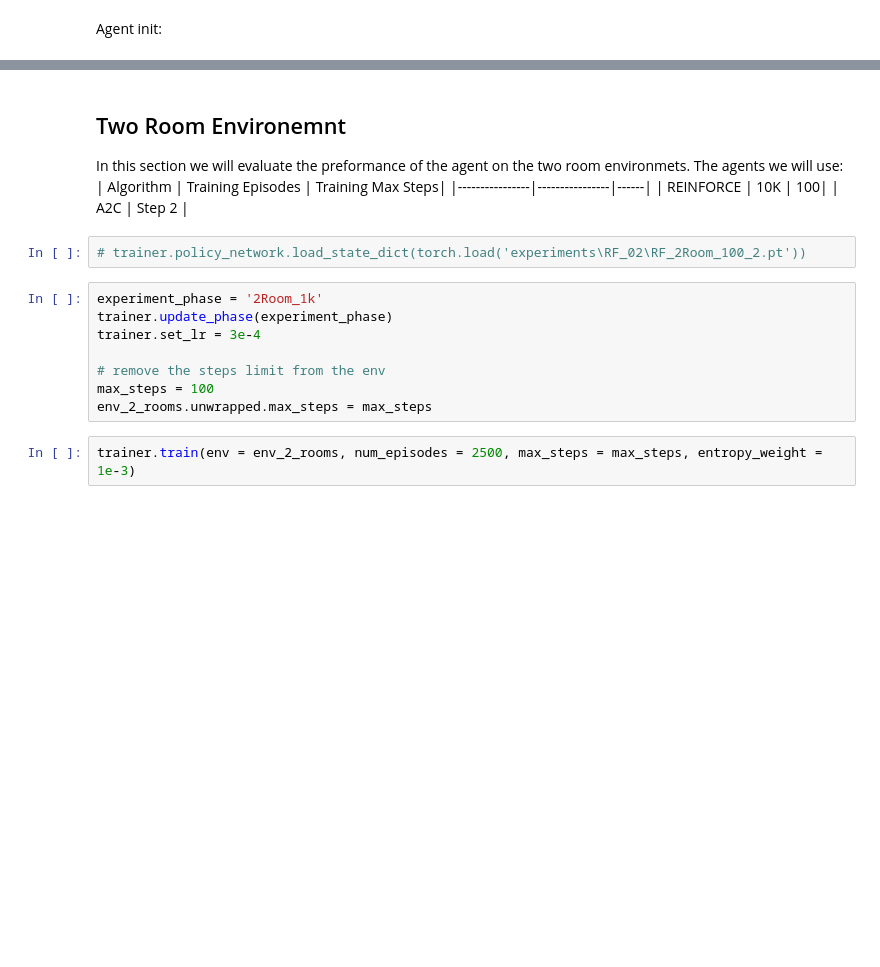
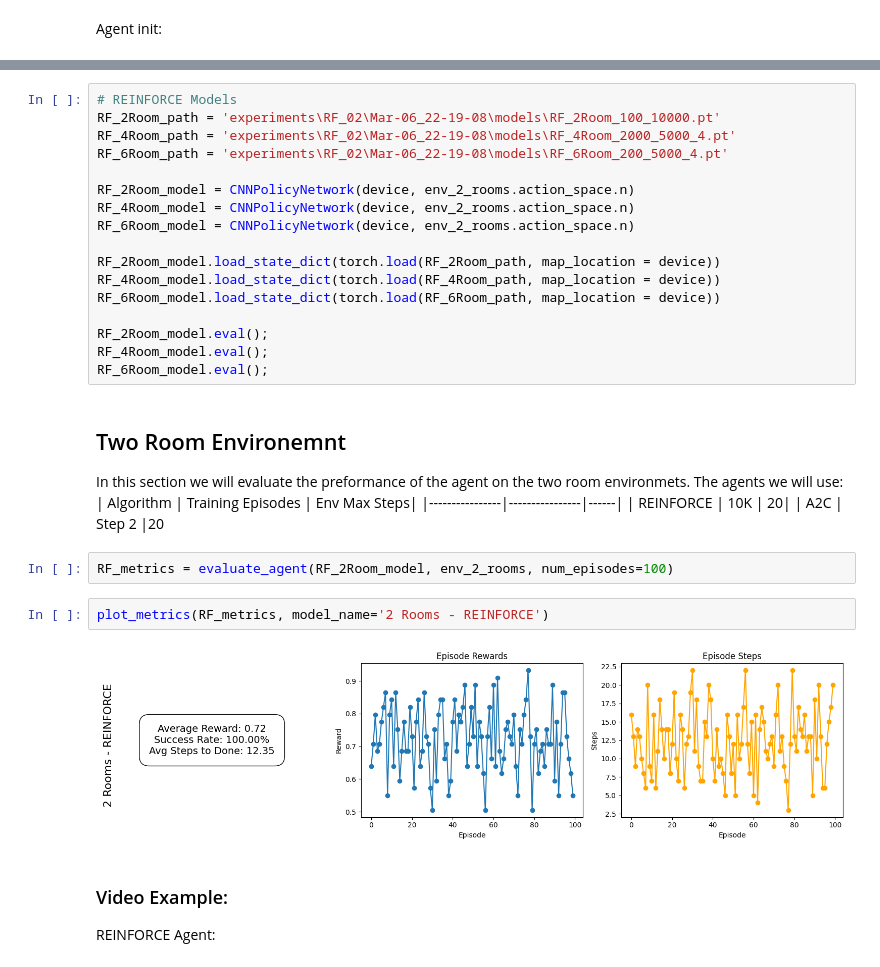
Before and after one commit to Jonathm126/RL_Maze, a Jupyter notebook: P03_inference.ipynb, the cells around one changed output, grey strips where cells are left out. Cells and saved outputs as stored; diff of their text form; blank space fills up the shorter version.

```diff
--- a/P03_inference.ipynb
+++ b/P03_inference.ipynb
@@ -41,20 +43,34 @@ policy_network = CNNPolicyNetwork(device, env_2_rooms.action_space.n)
+# %%
+# REINFORCE Models
+RF_2Room_path = 'experiments\RF_02\Mar-06_22-19-08\models\RF_2Room_100_10000.pt'
+RF_4Room_path = 'experiments\RF_02\Mar-06_22-19-08\models\RF_4Room_2000_5000_4.pt'
+RF_6Room_path = 'experiments\RF_02\Mar-06_22-19-08\models\RF_6Room_200_5000_4.pt'
+
+RF_2Room_model = CNNPolicyNetwork(device, env_2_rooms.action_space.n)
+RF_4Room_model = CNNPolicyNetwork(device, env_2_rooms.action_space.n)
+RF_6Room_model = CNNPolicyNetwork(device, env_2_rooms.action_space.n)
+
+RF_2Room_model.load_state_dict(torch.load(RF_2Room_path, map_location = device))
+RF_4Room_model.load_state_dict(torch.load(RF_4Room_path, map_location = device))
+RF_6Room_model.load_state_dict(torch.load(RF_6Room_path, map_location = device))
+
+RF_2Room_model.eval();
+RF_4Room_model.eval();
+RF_6Room_model.eval();
 # %% [markdown]
 ## Two Room Environemnt
 In this section we will evaluate the preformance of the agent on the two room environmets. The agents we will use:
-| Algorithm      | Training Episodes  | Training Max Steps|
+| Algorithm      | Training Episodes  | Env Max Steps|
 |----------------|----------------|------|
-| REINFORCE      | 10K         | 100|
-| A2C         | Step 2         |
+| REINFORCE      | 10K         | 20|
+| A2C         | Step 2         |20
-# %%
-# trainer.policy_network.load_state_dict(torch.load('experiments\RF_02\RF_2Room_100_2.pt'))
-# %%
-experiment_phase = '2Room_1k'
-trainer.update_phase(experiment_phase)
-trainer.set_lr = 3e-4
-
-# remove the steps limit from the env
-max_steps = 100
-env_2_rooms.unwrapped.max_steps = max_steps
-# %%
-trainer.train(env = env_2_rooms, num_episodes = 2500, max_steps = max_steps, entropy_weight = 1e-3)
+# %%
+RF_metrics = evaluate_agent(RF_2Room_model, env_2_rooms, num_episodes=100)
+# %%
+plot_metrics(RF_metrics, model_name='2 Rooms - REINFORCE')
+# %% [output]
+[figure, added]
+# %% [markdown]
+### Video Example:
+REINFORCE Agent:
 # %%
```
Also changed, not shown: parts of 27 cells of this notebook, 11 other files.
